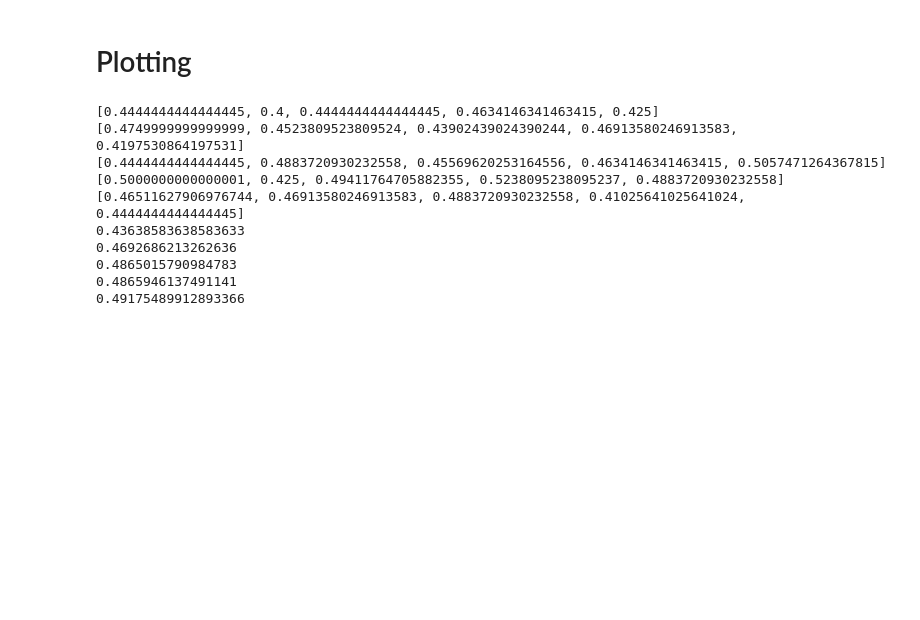
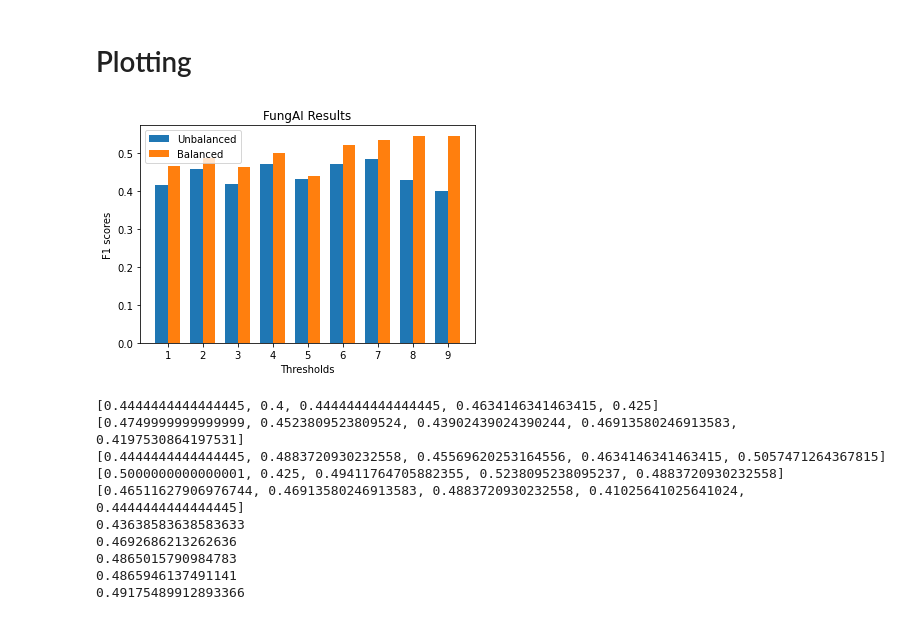
Before and after one commit to ConanBacterium/BCThesis, a Jupyter notebook: gradient boosted tree on NEW BALANCED FUNGAI ICIAR.ipynb, the cells around one changed output. Saved outputs shown, nothing was run; the diff lists cells and outputs as text; code cells hidden in the pictures; blank space fills up the shorter version.

```diff
--- a/gradient boosted tree on NEW BALANCED FUNGAI ICIAR.ipynb
+++ b/gradient boosted tree on NEW BALANCED FUNGAI ICIAR.ipynb
@@ -278,5 +255,53 @@ CM:
 # %% [markdown]
 # Plotting
+# %%
+# PLOTTING FUNGAI RESULTS
+import matplotlib.pyplot as plt
+import numpy as np
+
+def create_bar_graph(thresholds_list, a_list, b_list, title):
+    # Convert the lists to numpy arrays
+    thresholds = np.array(thresholds_list)
+    a_values = np.array(a_list)
+    b_values = np.array(b_list)
+
+    # Calculate the width for each bar group
+    bar_width = 0.35
+
+    # Set the x coordinates for the bars
+    x = np.arange(len(thresholds))
+
+    # Create the figure and axis
+    fig, ax = plt.subplots()
+
+    # Create the bars for a_list
+    rects_a = ax.bar(x, a_values, bar_width, label='Unbalanced')
+
+    # Create the bars for b_list
+    rects_b = ax.bar(x + bar_width, b_values, bar_width, label='Balanced')
+
+    # Set the labels and title
+    ax.set_xlabel('Thresholds')
+    ax.set_ylabel('F1 scores')
+    ax.set_title(title)
+
+    # Set the x-axis tick labels
+    ax.set_xticks(x + bar_width / 2)
+    ax.set_xticklabels(thresholds)
+
+    # Add a legend
+    ax.legend()
+
+    # Show the plot
+    plt.show()
+
+thresholds = [1,2,3,4,5,6,7,8,9]
+unbalanced_f1 = [0.416, 0.457, 0.417, 0.471, 0.431, 0.471, 0.484, 0.429, 0.4]
+balanced_f1 = [0.465, 0.487, 0.462, 0.5, 0.438, 0.521, 0.535, 0.545, 0.545]
+
+create_bar_graph(thresholds, unbalanced_f1, balanced_f1, "FungAI Results")
+# %% [output]
+[figure, added]
 # %%
 import matplotlib.pyplot as plt
 
```
Also changed, not shown: parts of 8 cells of this notebook, 1 other file.
